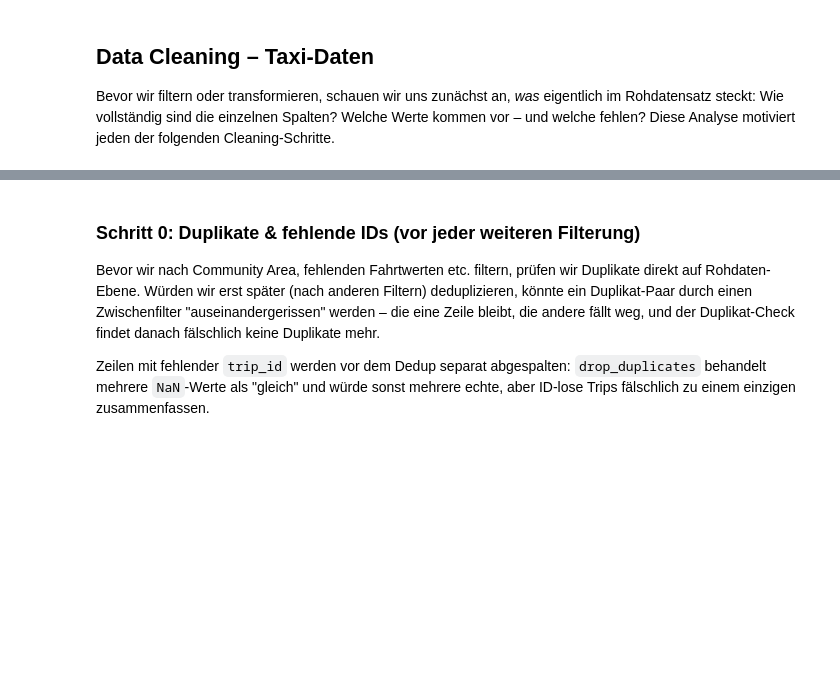
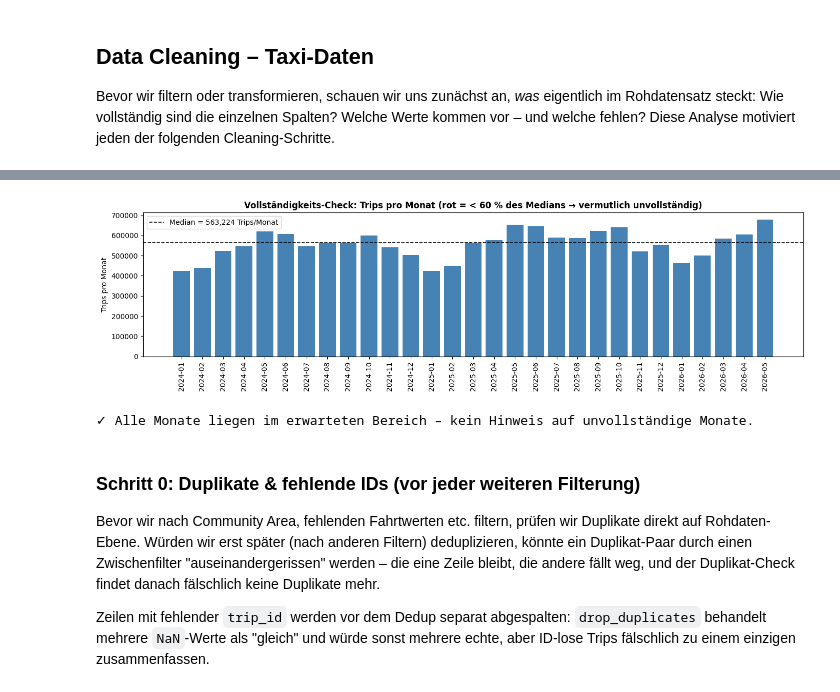
Before and after one commit to nbringew/AAA_Team_1, a Jupyter notebook: notebooks/00_data_loading.ipynb, the cells around one changed output, grey strips where cells are left out. Saved outputs shown, nothing was run; the diff lists cells and outputs as text; code cells hidden in the pictures; blank space fills up the shorter version.

```diff
--- a/notebooks/00_data_loading.ipynb
+++ b/notebooks/00_data_loading.ipynb
@@ -332,3 +414,31 @@ trip_id                              0         0.0        100.0
+# %%
+monthly_counts = df.groupby(df['trip_start_timestamp'].dt.to_period('M')).size()
+median_month   = monthly_counts.median()
+suspicious     = monthly_counts[monthly_counts < 0.6 * median_month]
+
+fig, ax = plt.subplots(figsize=(14, 4))
+colors = ['#d9534f' if v < 0.6 * median_month else 'steelblue' for v in monthly_counts.values]
+ax.bar(monthly_counts.index.astype(str), monthly_counts.values, color=colors)
+ax.axhline(median_month, color='black', linestyle='--', linewidth=1.2,
+           label=f'Median = {median_month:,.0f} Trips/Monat')
+ax.set_ylabel('Trips pro Monat')
+ax.set_title('Vollständigkeits-Check: Trips pro Monat (rot = < 60 % des Medians → vermutlich unvollständig)',
+             fontweight='bold')
+ax.legend()
+plt.xticks(rotation=90)
+plt.tight_layout()
+plt.show()
+
+if len(suspicious) > 0:
+    print("ACHTUNG – folgende Monate liegen deutlich unter dem Median (unvollständig?):")
+    for period, count in suspicious.items():
+        print(f"  {period}: {count:,} Trips ({count/median_month*100:.0f} % des Medians)")
+    print("\n→ Falls es sich um die jüngsten Monate handelt: DATA_END_EXCL entsprechend vorziehen.")
+else:
+    print("✓ Alle Monate liegen im erwarteten Bereich – kein Hinweis auf unvollständige Monate.")
+# %% [output]
+[figure, added]
+✓ Alle Monate liegen im erwarteten Bereich – kein Hinweis auf unvollständige Monate.
 # %% [markdown]
 ### Schritt 0: Duplikate & fehlende IDs (vor jeder weiteren Filterung)
 
```
Also changed, not shown: parts of 18 cells of this notebook, 5 other files.
